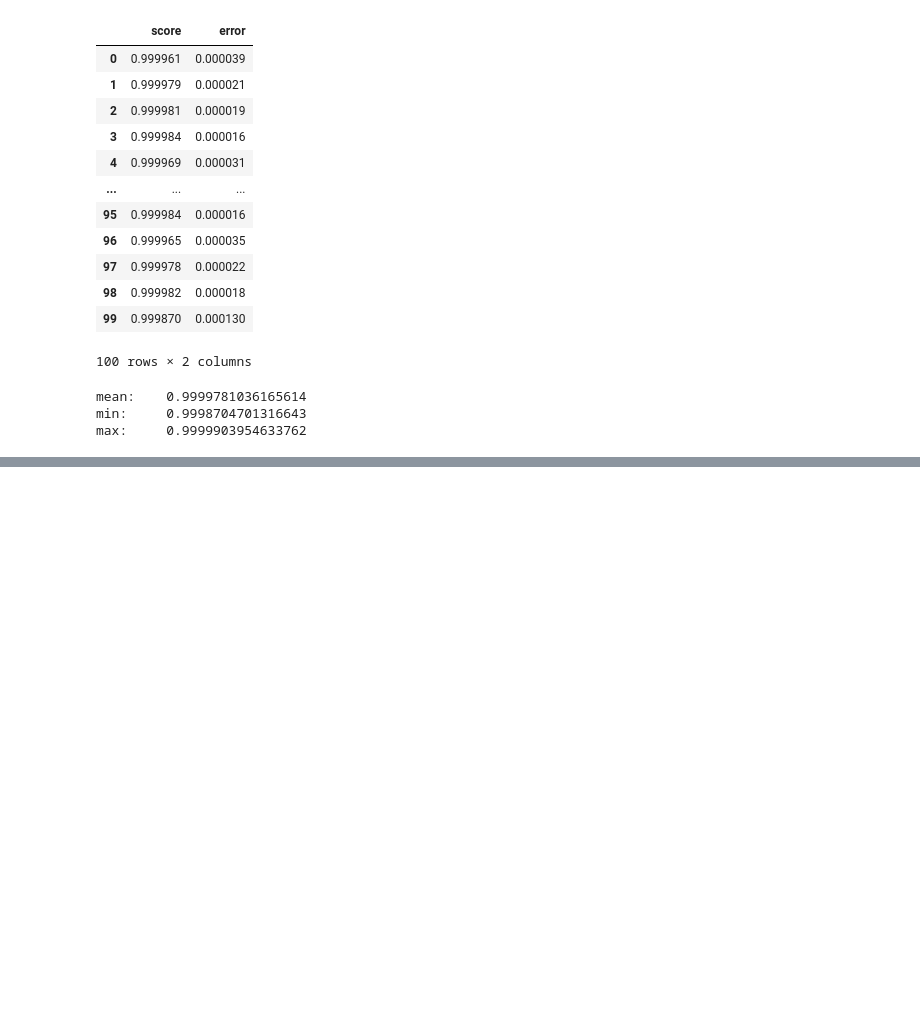
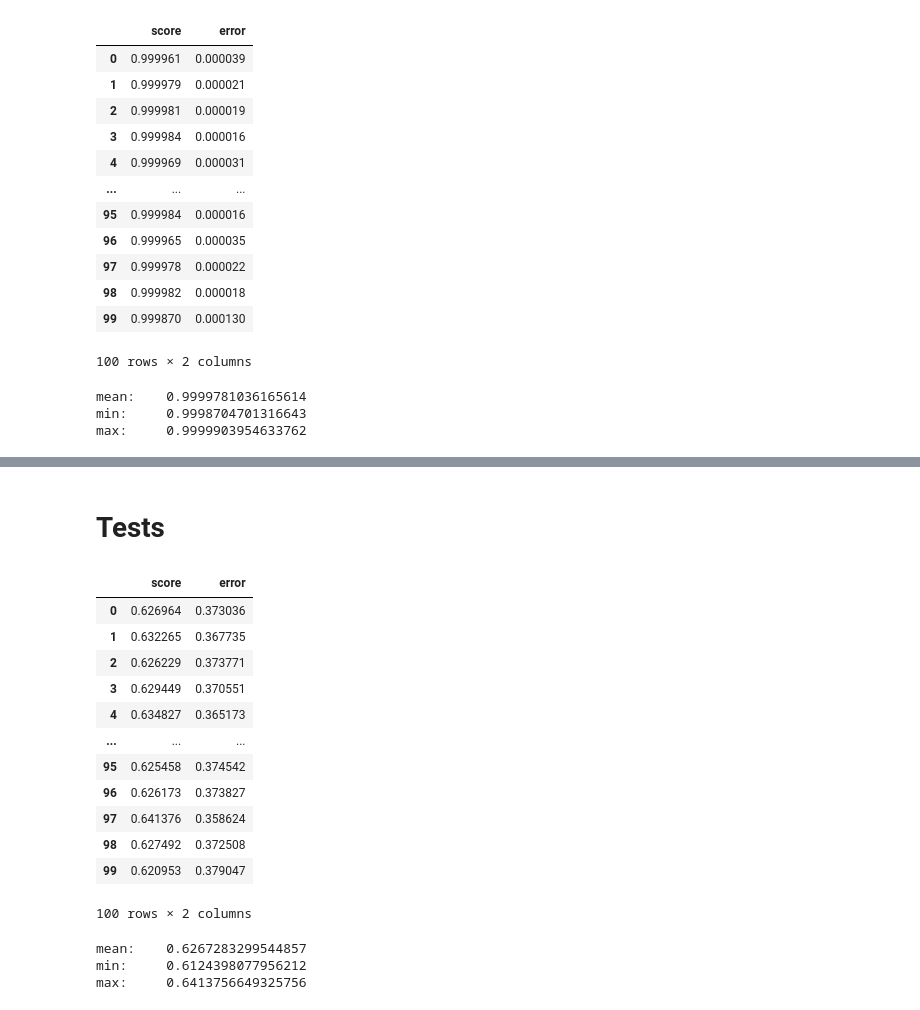
Before and after one commit to tutugarin/Storing-Analyzing-ECG, a Jupyter notebook: analyse/experiments/XGBClassifier.ipynb, the cells around one changed output, grey strips where cells are left out. Cells and saved outputs as stored; diff of their text form; code cells hidden in the pictures; blank space fills up the shorter version.

Commit message:
Test new dataset

```diff
--- a/analyse/experiments/XGBClassifier.ipynb
+++ b/analyse/experiments/XGBClassifier.ipynb
@@ -115,0 +170,37 @@ max:     0.9999903954633762
+# %% [markdown]
+# Tests
+# %%
+from sklearn.model_selection import train_test_split
+
+
+results = pd.DataFrame()
+
+for i in range(100):
+    _, X_test, _, y_test = train_test_split(windows_pd, classification_pd, train_size=0.9, random_state=i)
+    result = model.score(X_test, y_test)
+    df = pd.DataFrame({"score" : result, "error" : 1 - result}, index=[i])
+    results = pd.concat([results, df])
+# %%
+results
+# %% [output]
+|  | score | error |
+| 0 | 0.626964 | 0.373036 |
+| 1 | 0.632265 | 0.367735 |
+| 2 | 0.626229 | 0.373771 |
+| 3 | 0.629449 | 0.370551 |
+| 4 | 0.634827 | 0.365173 |
+| ... | ... | ... |
+| 95 | 0.625458 | 0.374542 |
+| 96 | 0.626173 | 0.373827 |
+| 97 | 0.641376 | 0.358624 |
+| 98 | 0.627492 | 0.372508 |
+| 99 | 0.620953 | 0.379047 |
+100 rows × 2 columns
+# %%
+print("mean:\t", np.mean(results["score"]))
+print("min:\t", np.min(results["score"]))
+print("max:\t", np.max(results["score"]))
+# %% [output]
+mean:    0.6267283299544857
+min:     0.6124398077956212
+max:     0.6413756649325756
```
Also changed, not shown: parts of 10 cells of this notebook.
